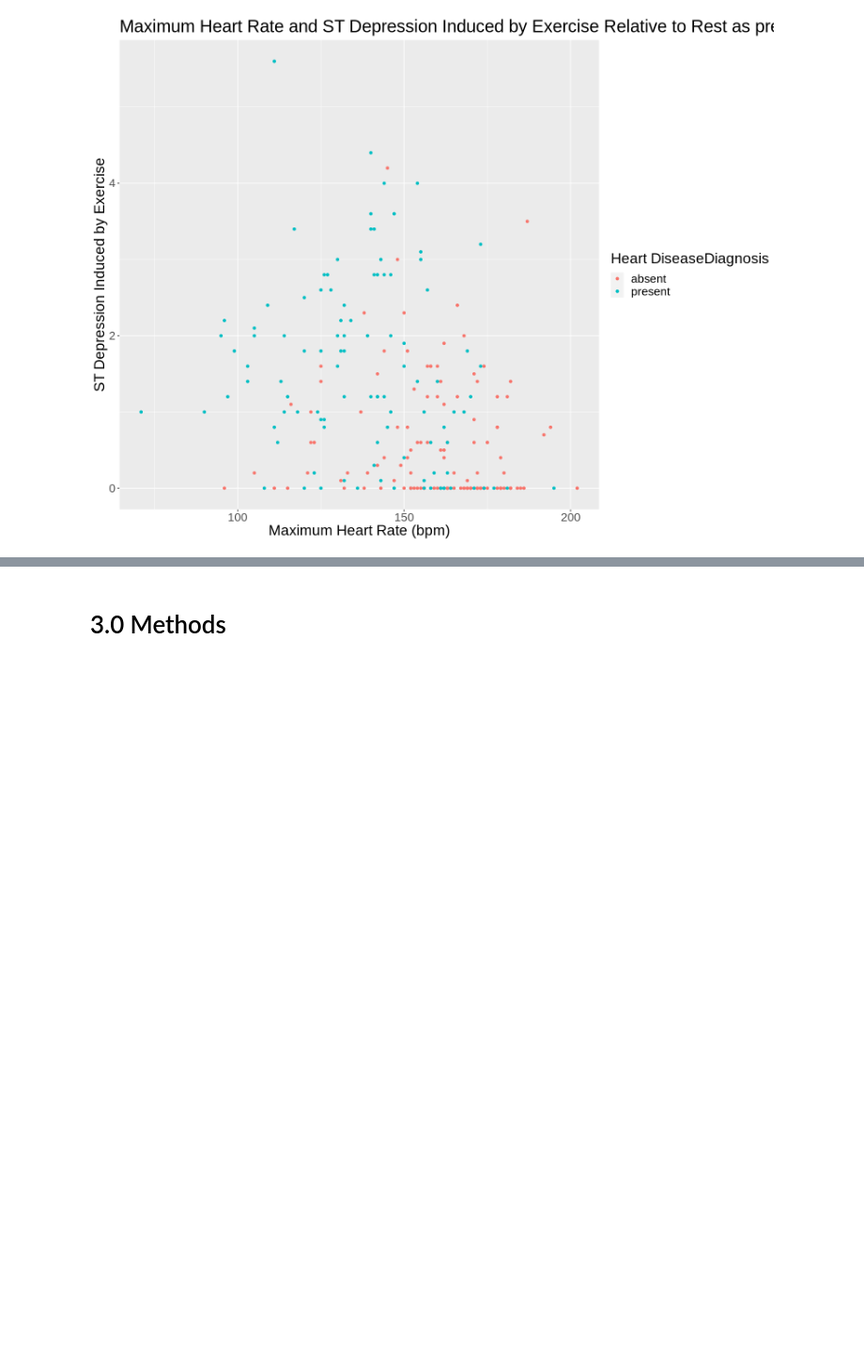
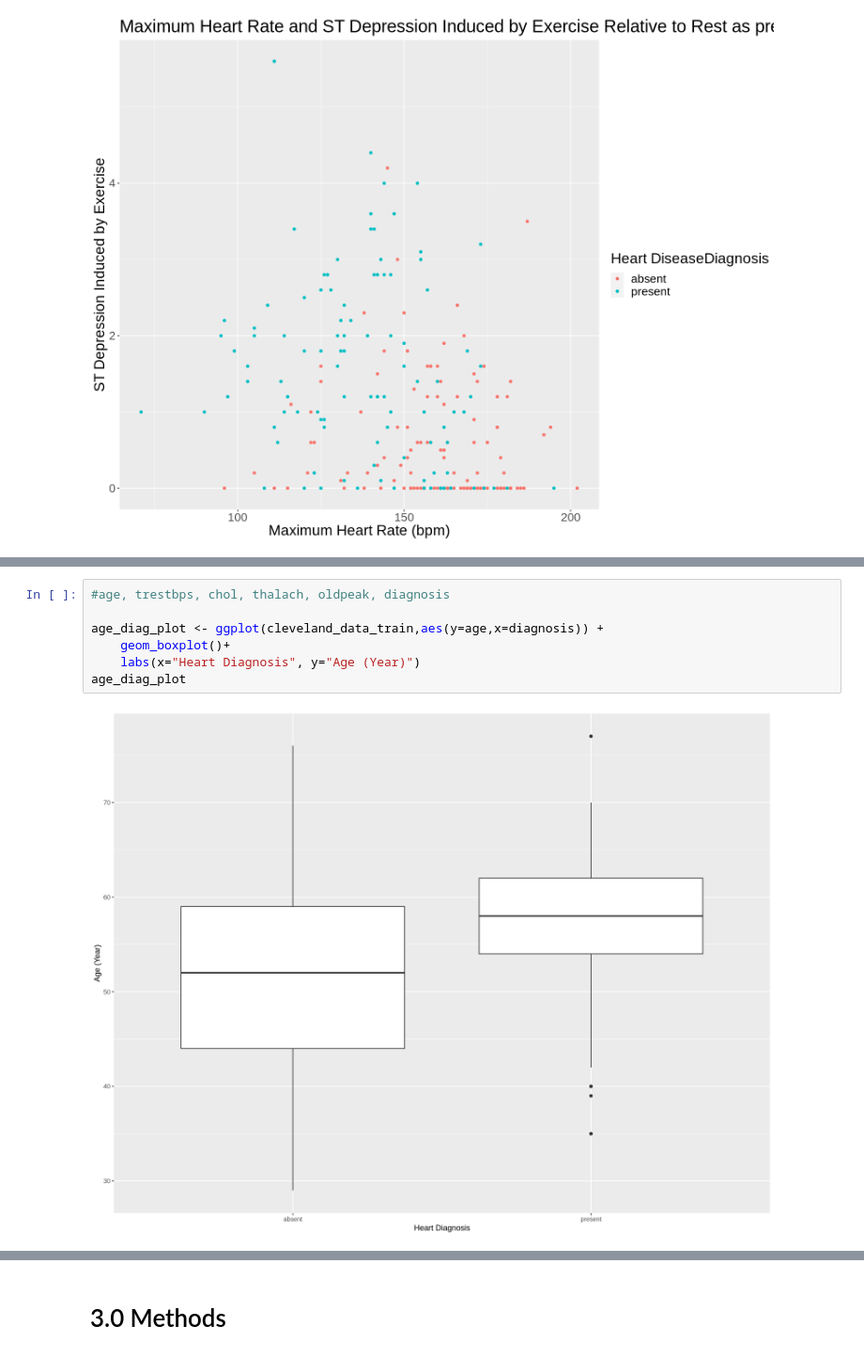
Before and after one commit to duffydu/dsci100-project, a Jupyter notebook: Heart_Disease.ipynb, the cells around one changed output, grey strips where cells are left out. Shown at 94% size. Cells and saved outputs as stored; diff of their text form; blank space fills up the shorter version.

Commit message:
Added some graphs, and analysis

```diff
--- a/Heart_Disease.ipynb
+++ b/Heart_Disease.ipynb
@@ -351,0 +367,9 @@ thalach_and_oldpeak_plot
+# %%
+#age, trestbps, chol, thalach, oldpeak, diagnosis
+
+age_diag_plot <- ggplot(cleveland_data_train,aes(y=age,x=diagnosis)) +
+    geom_boxplot()+
+    labs(x="Heart Diagnosis", y="Age (Year)")
+age_diag_plot
+# %% [output]
+[figure, added]
```
Also changed, not shown: parts of 26 cells of this notebook.
